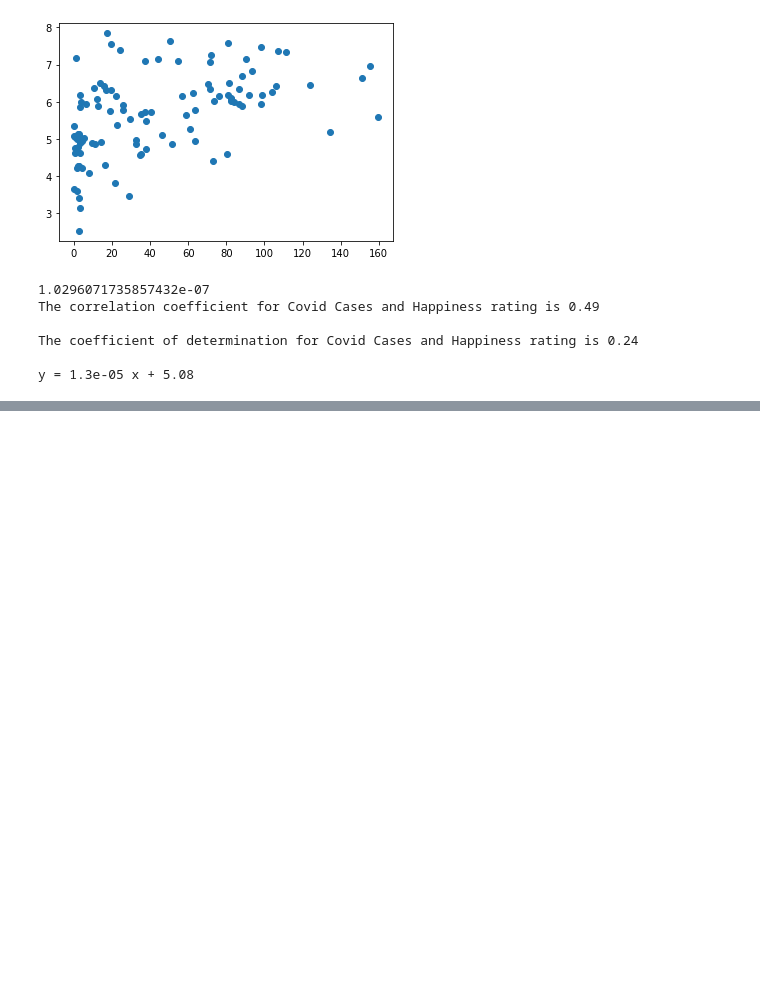
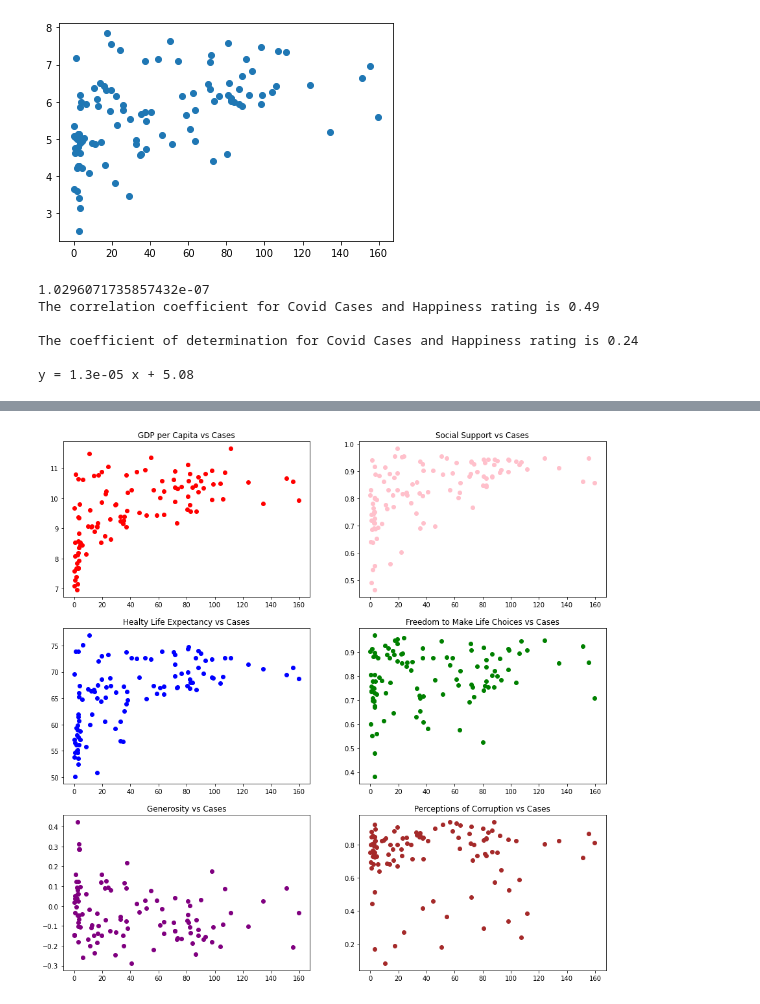
Before and after one commit to radioactivearm/happiness-v-covid, a Jupyter notebook: Notebooks/NBone.ipynb, the cells around one changed output, grey strips where cells are left out. Saved outputs shown, nothing was run; the diff lists cells and outputs as text; code cells hidden in the pictures; blank space fills up the shorter version.

```diff
--- a/Notebooks/NBone.ipynb
+++ b/Notebooks/NBone.ipynb
@@ -108,0 +119,39 @@ plt.show()
+# %%
+# Plotting with with linear regression line
+
+
+# Setting up Subplots, to look at all factors of Happiness score
+fig, ((ax1, ax2), (ax3, ax4), (ax5, ax6)) = plt.subplots(3, 2, figsize=(15,15))
+
+
+# GDP
+ax1.scatter(df.total_cases_per_1m_population / 1000, df.GDP_per_capita, color='red')
+ax1.title.set_text('GDP per Capita vs Cases')
+
+# social support
+ax2.scatter(df.total_cases_per_1m_population / 1000, df.social_support, color='pink')
+ax2.title.set_text('Social Support vs Cases')
+
+
+# healthy life expectancy
+ax3.scatter(df.total_cases_per_1m_population / 1000, df.healthy_life_expectancy, color='blue')
+ax3.title.set_text('Healty Life Expectancy vs Cases')
+
+# Freedom
+ax4.scatter(df.total_cases_per_1m_population / 1000, df.freedom_to_make_life_choices, color='green')
+ax4.title.set_text('Freedom to Make Life Choices vs Cases')
+
+# Generosity
+ax5.scatter(df.total_cases_per_1m_population / 1000, df.generosity, color='purple')
+ax5.title.set_text('Generosity vs Cases')
+
+# Corruption
+ax6.scatter(df.total_cases_per_1m_population / 1000, df.perceptions_of_corruption, color='brown')
+ax6.title.set_text('Perceptions of Corruption vs Cases')
+
+
+
+
+plt.show()
+# %% [output]
+[figure, added]
```
Also changed, not shown: parts of 6 cells of this notebook, 2 other files.
